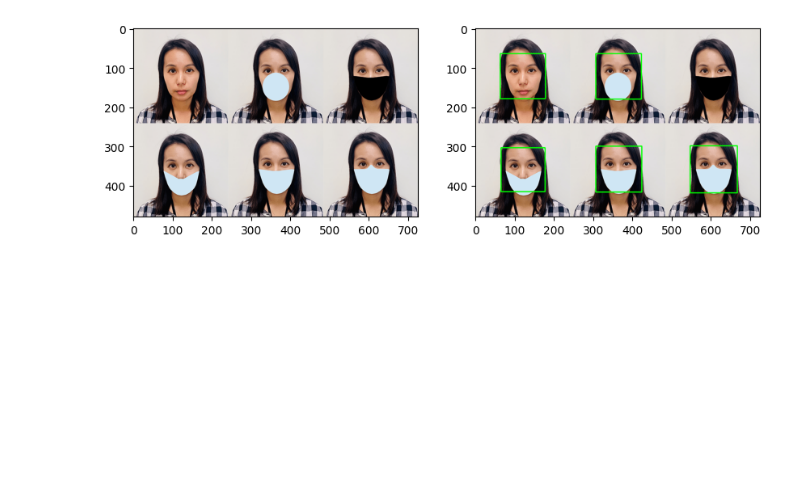
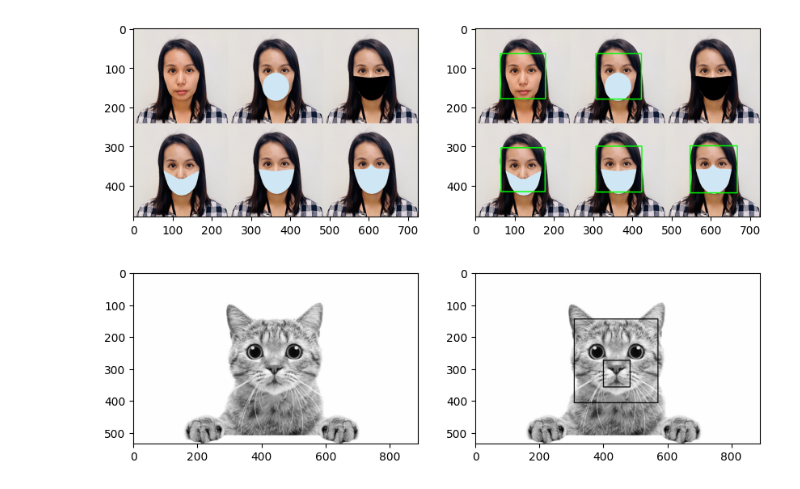
Before and after one commit to Alerakha/05_Aleron-Tsaqif-Rakha_PCVK_Ganjil_2024, a Jupyter notebook: Pertemuan12.ipynb, the cells around one changed output. Saved outputs shown, nothing was run; the diff lists cells and outputs as text; code cells hidden in the pictures; blank space fills up the shorter version.

```diff
--- a/Pertemuan12.ipynb
+++ b/Pertemuan12.ipynb
@@ -80,3 +80,21 @@ plt.imshow(mask_copy)
 plt.show()
 # %% [output]
 [figure]
+# %%
+# @title FIXING CAT DETECTION
+cascade_wajah = cv2.CascadeClassifier('/content/drive/MyDrive/PCVK/Images/haarcascades/haarcascade_frontalcatface.xml')
+kucing_ori = cv2.imread('/content/drive/MyDrive/PCVK/Images/facedet/kucing.jpg',0)
+cat_gray = kucing_ori.copy()
+roi_wajah = cascade_wajah.detectMultiScale(cat_gray)
+for (x,y,w,h) in roi_wajah:
+  cv2.rectangle(cat_gray,(x,y),(x+w,y+h),(0,255,0),2)
+plt.figure(figsize = (10,10))
+kucing_ori = cv2.cvtColor(kucing_ori, cv2.COLOR_BGR2RGB)
+cat_gray = cv2.cvtColor(cat_gray, cv2.COLOR_BGR2RGB)
+plt.subplot(1,2,1)
+plt.imshow(kucing_ori)
+plt.subplot(1,2,2)
+plt.imshow(cat_gray)
+plt.show()
+# %% [output]
+[figure, added]
```
Also changed, not shown: parts of 2 cells of this notebook.
